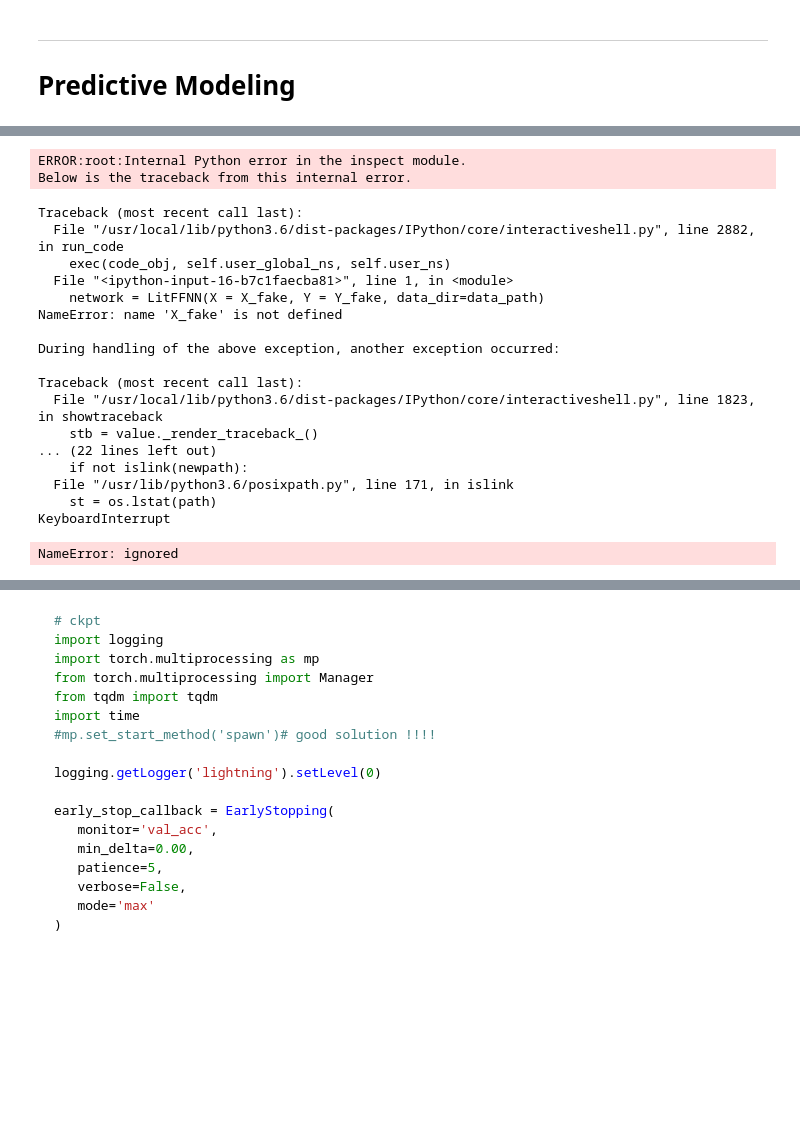
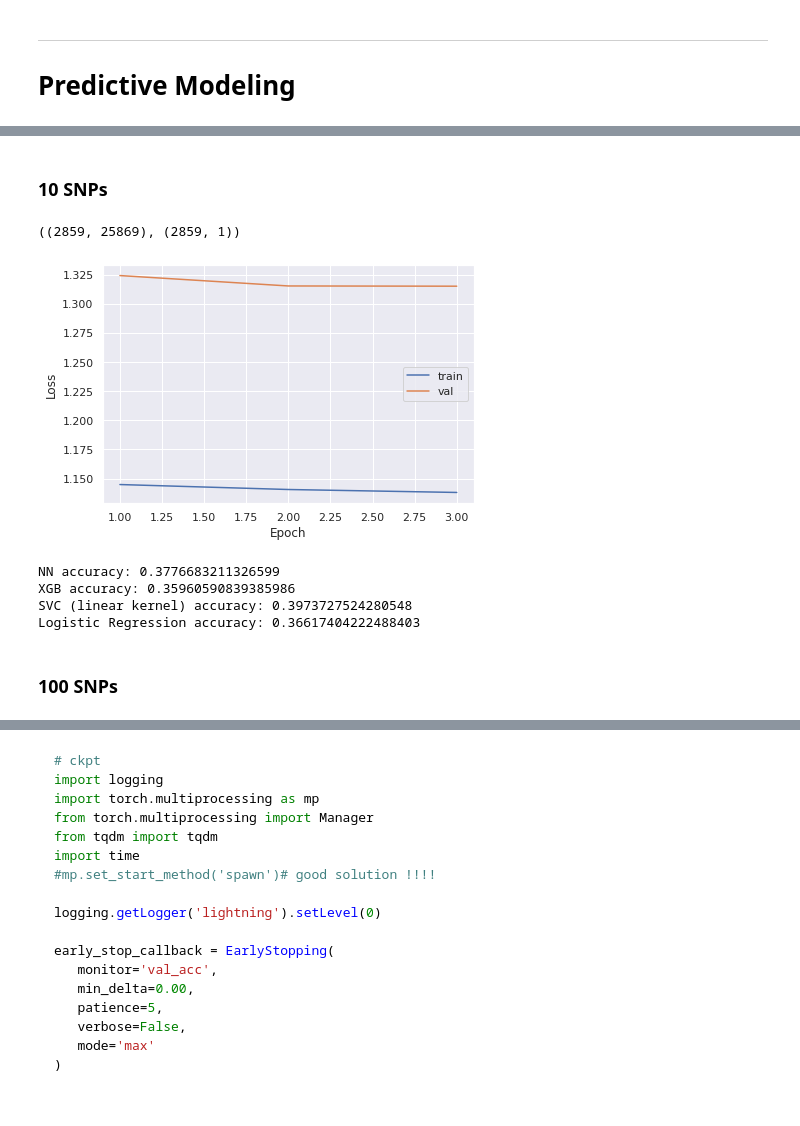
Before and after one commit to Unique-Divine/GANs-for-Genomics, a Jupyter notebook: NNsforGenomics_Colab.ipynb, the cells around one changed output, grey strips where cells are left out. Cells and saved outputs as stored; diff of their text form; code cells hidden in the pictures; blank space fills up the shorter version.

```diff
--- a/NNsforGenomics_Colab.ipynb
+++ b/NNsforGenomics_Colab.ipynb
@@ -109,18 +111,16 @@ class LitFFNN(pl.LightningModule):
     # ----------------------------------
     # Initialize constants and NN architecture
     # ----------------------------------
-    def __init__(self, X: np.ndarray, Y: np.ndarray,
-                 data_dir: str = data_path, batch_size: int = 50,
-                 train_set: TabularDataset, val_set: TabularDataset,
-                 test_set: TabularDataset):
+    def __init__(self, X: np.ndarray, train_set: TabularDataset,
+                 val_set: TabularDataset, test_set: TabularDataset,
+                 data_dir: str = data_path, batch_size: int = 50):
         """ Feed-Forward Neural Network System
         Args:
             X (np.ndarray): Feature matrix
-            Y (np.ndarray): Target matrix
         """
         super().__init__()
         # TODO: train-val-test splits
-        self.X, self.Y = X, Y
+        self.X = X
         self.n_features = self.X.shape[1]
 
         # Hard-coded constants
@@ -364,6 +364,7 @@ class LitFFNN(pl.LightningModule):
 
     def f1(self, pred: torch.Tensor, target: torch.Tensor):
         self.eval()
+        pred, target = [t.flatten() for t in [pred, target]]
         if isinstance(pred, torch.Tensor) and isinstance(target, torch.Tensor):
             pred, target = [t.to(self.device) for t in [pred, target]]
         elif isinstance(pred, np.ndarray) and isinstance(target, np.ndarray):
@@ -634,7 +639,6 @@ labels: [0 1 2]
 toy_X = PCA_reduction(X_selectk(10, False), n = 6)
 # %%
 def balance_dataset(X, Y):
-    toy_X.shape, Y.shape
     balance = balance_check(Y)
 
     # get sets of the indices where Y is a certain label
@@ -660,7 +664,7 @@ def balance_dataset(X, Y):
     balanced_indices = new_indices
     # toy
     Balance = collections.namedtuple(
-        "Balance", ["X_bal", "Y_bal", "X_excess", "Y_excess"])
+        "Balance", ["X", "Y", "X_extra", "Y_extra"])
     return Balance(balanced_X, balanced_Y, excess_X, excess_Y)
 
 # b = balance_dataset(X_TRAIN, Y_TRAIN)
@@ -811,0 +816,18 @@ NameError: ignored
+# %% [markdown]
+### 10 SNPs
+# %%
+balanced = balance_dataset(X_TRAIN, Y_TRAIN)
+balanced.X.shape, balanced.Y.shape
+# %% [output]
+((2859, 25869), (2859, 1))
+# %%
+X_train, X_test = X_selectk(k=10, tt_split=True)
+# PCA_reduction()
+balanced = balance_dataset(X_train, Y_TRAIN)
+X_train = balanced.X
+Y_train = balanced.Y
+X_val = balanced.X_extra
+Y_val = balanced.Y_extra
+train_set = TabularDataset(X_train, Y_train)
+val_set = TabularDataset(X_val, Y_val)
+test_set = TabularDataset(X_test, Y_TEST)
@@ -812,27 +845,9 @@ NameError: ignored
 # %%
-network = LitFFNN(X = X_fake, Y = Y_fake, data_dir=data_path)
-trainer = pl.Trainer(max_epochs = 4, gpus = 0, fast_dev_run = True,
+network = LitFFNN(X = X_train, train_set = train_set, val_set = val_set,
+    test_set = test_set, data_dir = data_path, batch_size = 100  )
+trainer = pl.Trainer(max_epochs = 4, gpus = 0, fast_dev_run = False,
     progress_bar_refresh_rate = 50)
 trainer.fit(network)
 network.plot_losses(plot_train = True)
 # %% [output]
-ERROR:root:Internal Python error in the inspect module.
-Below is the traceback from this internal error.
-Traceback (most recent call last):
-  File "/usr/local/lib/python3.6/dist-packages/IPython/core/interactiveshell.py", line 2882, in run_code
-    exec(code_obj, self.user_global_ns, self.user_ns)
-  File "<ipython-input-16-b7c1faecba81>", line 1, in <module>
-    network = LitFFNN(X = X_fake, Y = Y_fake, data_dir=data_path)
-NameError: name 'X_fake' is not defined
-
-During handling of the above exception, another exception occurred:
-
-Traceback (most recent call last):
-  File "/usr/local/lib/python3.6/dist-packages/IPython/core/interactiveshell.py", line 1823, in showtraceback
-    stb = value._render_traceback_()
-... (22 lines left out)
-    if not islink(newpath):
-  File "/usr/lib/python3.6/posixpath.py", line 171, in islink
-    st = os.lstat(path)
-KeyboardInterrupt
-NameError: ignored
+[figure, added]
@@ -838,0 +887,9 @@ NameError: ignored
+# %%
+print_metrics(network)
+# %% [output]
+NN accuracy: 0.3776683211326599
+XGB accuracy: 0.35960590839385986
+SVC (linear kernel) accuracy: 0.3973727524280548
+Logistic Regression accuracy: 0.36617404222488403
+# %% [markdown]
+### 100 SNPs
```
Also changed, not shown: parts of 56 cells of this notebook.
